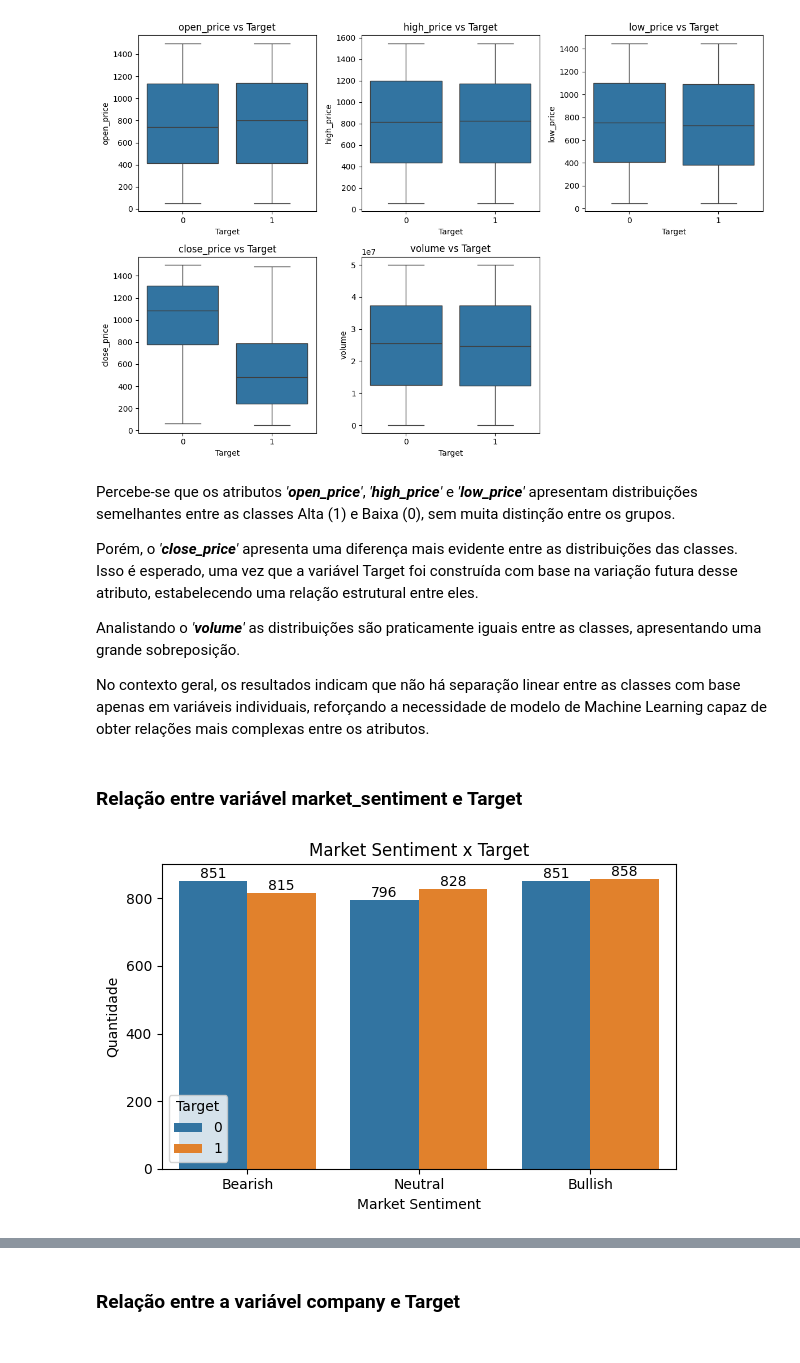
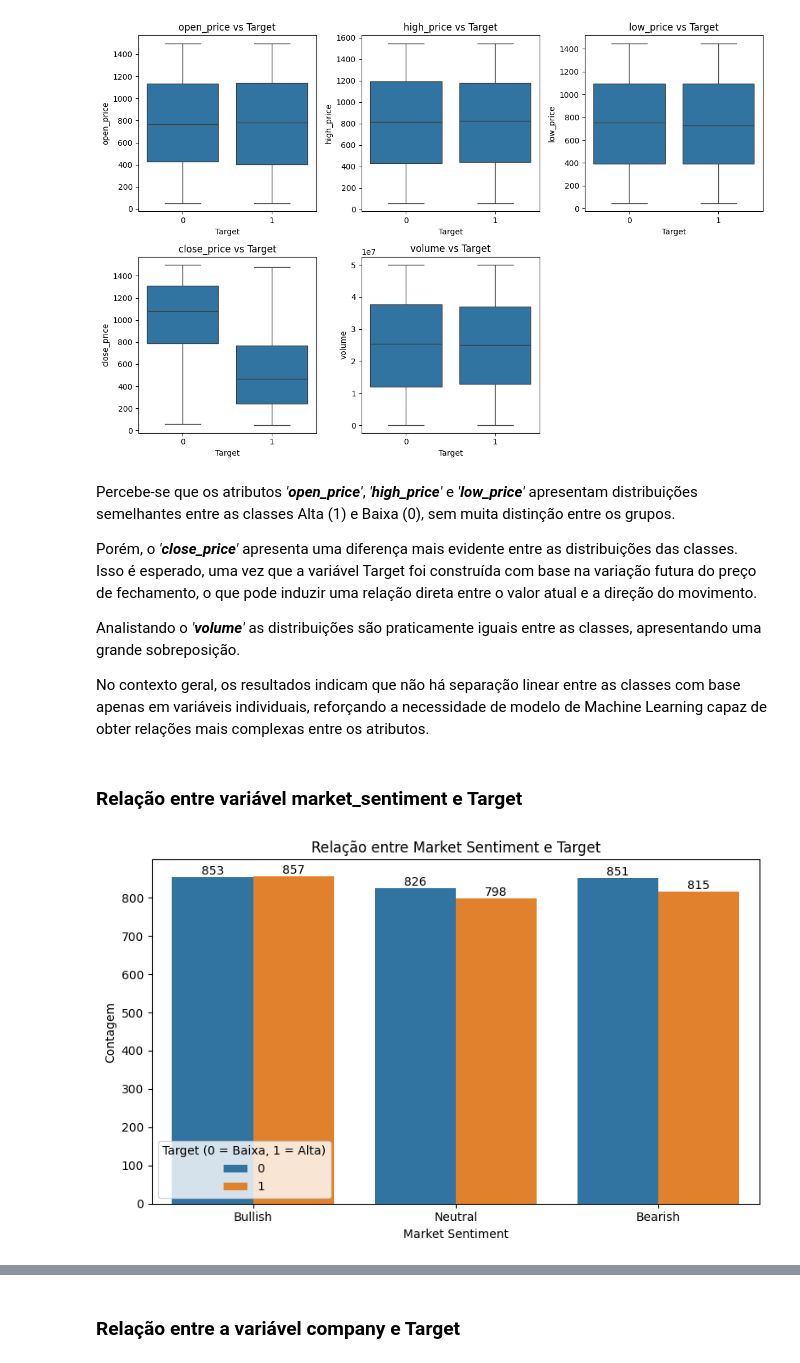
Before and after one commit to Vieiraligia/Data-Science-and-Analytics, a Jupyter notebook: MVP Machine Learning e Analytics/MVP_MachineLearningAnalytics.ipynb, the cells around one changed output, grey strips where cells are left out. Cells and saved outputs as stored; diff of their text form; code cells hidden in the pictures.

```diff
--- a/MVP Machine Learning e Analytics/MVP_MachineLearningAnalytics.ipynb
+++ b/MVP Machine Learning e Analytics/MVP_MachineLearningAnalytics.ipynb
@@ -281,11 +252,3 @@ Para isso, serão analisadas:
 - Desbalanceamento, outliers ou padrões relevantes.
 # %% [markdown]
 ###Distribuição da variável alvo (Target)
-# %%
-# variável alvo
-# 1 = Alta e 0 = Baixa
-
-df["Target"] = (df["close_price"].shift(-1) > df["close_price"]).astype(int)
-
-# não existe close_price(t+1) tirar
-df = df.iloc[:-1]
@@ -292 +286,16 @@ df = df.iloc[:-1]
+# %%
+df = df.sort_values(['company', 'date']).reset_index(drop=True)
+# %%
+# Criação da variável alvo
+# 1 = preço de fechamento do próximo período > que o atual
+# 0 = preço de fechamento do próximo período <= ou igual ao atual
+
+df = df.sort_values(["company", "date"])
+
+df["Target"] = (
+    df.groupby("company")["close_price"].shift(-1) >
+    df["close_price"]
+).astype(int)
+
+df = df.dropna(subset=["Target"])
 # %%
@@ -325,7 +346,7 @@ plt.show()
 # %% [markdown]
 Percebe-se que os atributos <i> '<b>open_price</b>'</i>, <i>'<b>high_price</b>'</i> e<i> '<b>low_price</b>' </i> apresentam distribuições semelhantes entre as classes Alta (1) e Baixa (0), sem muita distinção entre os grupos.
 
-Porém, o <i>'<b>close_price</b>'</i> apresenta uma diferença mais evidente entre as distribuições das classes. Isso é esperado, uma vez que a variável Target foi construída com base na variação futura desse atributo, estabelecendo uma relação estrutural entre eles.
+Porém, o <i>'<b>close_price</b>'</i> apresenta uma diferença mais evidente entre as distribuições das classes. Isso é esperado, uma vez que a variável Target foi construída com base na variação futura do preço de fechamento, o que pode induzir uma relação direta entre o valor atual e a direção do movimento.
 
 Analistando o <i>'<b>volume</b>'</i> as distribuições são praticamente iguais entre as classes, apresentando uma grande sobreposição.
 
@@ -333,20 +354,26 @@ No contexto geral, os resultados indicam que não há separação linear entre a
 # %% [markdown]
 ### Relação entre variável market_sentiment e Target
 # %%
-plt.figure(figsize=(6,4))
 
-ax = sns.countplot(data=df, x="market_sentiment", hue="Target")
+plt.figure(figsize=(8, 5))
 
-# Adiciona os valores sobre as barras
+ax = sns.countplot(
+    data=df,
+    x="market_sentiment",
+    hue="Target"
+)
+
+plt.title("Relação entre Market Sentiment e Target")
+plt.xlabel("Market Sentiment")
+plt.ylabel("Contagem")
+plt.legend(title="Target (0 = Baixa, 1 = Alta)")
+
+# Adiciona valores nas barras
 for container in ax.containers:
-    ax.bar_label(container, fmt='%d')
-
-plt.title("Market Sentiment x Target")
-plt.xlabel("Market Sentiment")
-plt.ylabel("Quantidade")
+    ax.bar_label(container)
 
 plt.tight_layout()
 plt.show()
 # %% [output]
-[figure, old version]
+[figure, new version]
 # %% [markdown]
```
Also changed, not shown: parts of 33 cells of this notebook.
